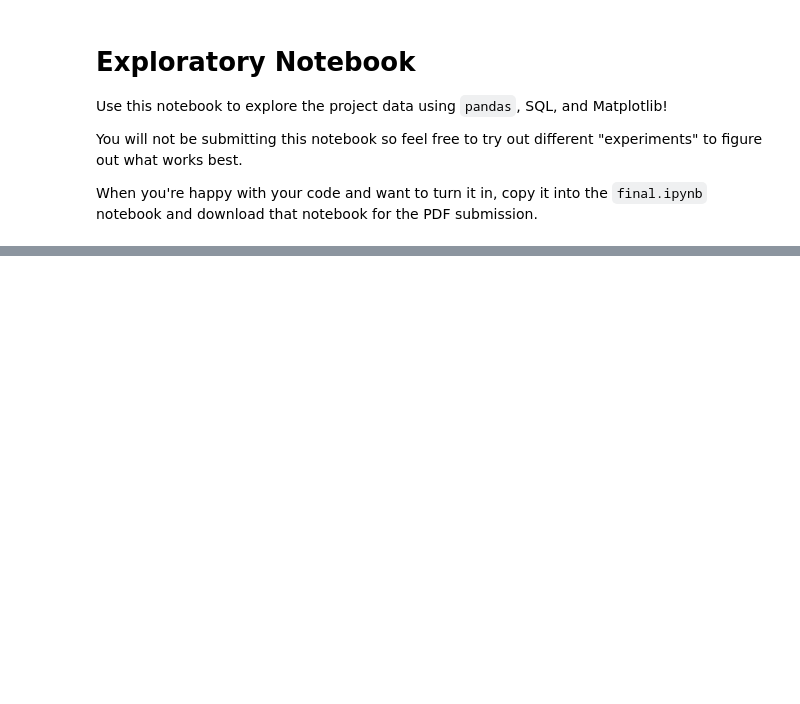
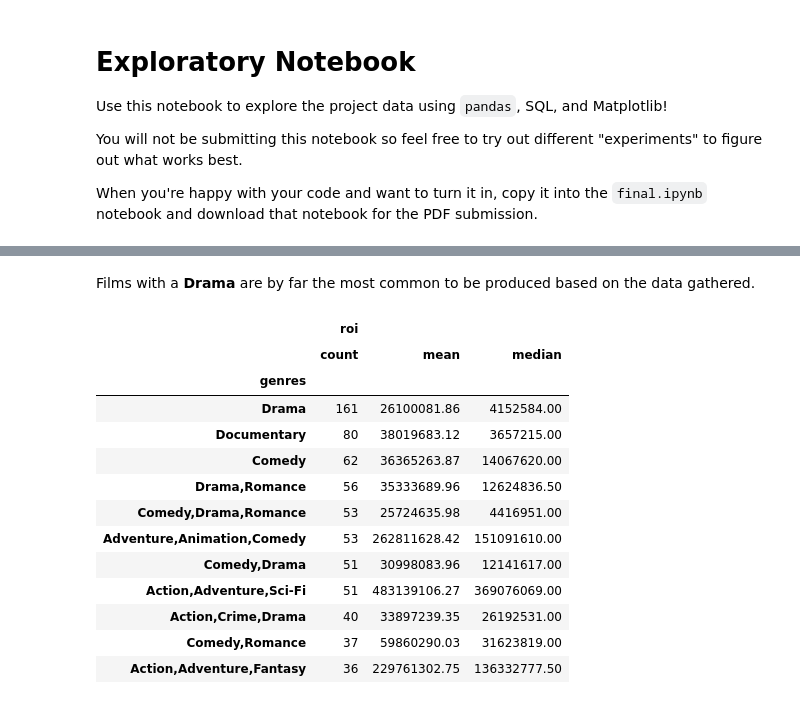
Before and after one commit to Phillip-J-Allen/phase2-project-enterprise, a Jupyter notebook: exploratory.ipynb, the cells around one changed output, grey strips where cells are left out. Cells and saved outputs as stored; diff of their text form; code cells hidden in the pictures; blank space fills up the shorter version.

```diff
--- a/exploratory.ipynb
+++ b/exploratory.ipynb
@@ -41,0 +358,23 @@ At the end, it is always a best practice to close the connection to the database
+# %%
+# Creates the dataset grouped by genres and displays their average ROI for the total films they've produced
+profit_genre_avg = movie_data[['genres','roi']].groupby(['genres']).agg(['count','mean', 'median'])
+# %% [markdown]
+Films with a **Drama** are by far the most common to be produced based on the data gathered.
+# %%
+# Most popular genres
+profit_genre_avg.sort_values(by=('roi','count'), ascending=False).head(11)
+# %% [output]
+|  | roi |  |  |
+|  | count | mean | median |
+| genres |  |  |  |
+| Drama | 161 | 26100081.86 | 4152584.00 |
+| Documentary | 80 | 38019683.12 | 3657215.00 |
+| Comedy | 62 | 36365263.87 | 14067620.00 |
+| Drama,Romance | 56 | 35333689.96 | 12624836.50 |
+| Comedy,Drama,Romance | 53 | 25724635.98 | 4416951.00 |
+| Adventure,Animation,Comedy | 53 | 262811628.42 | 151091610.00 |
+| Comedy,Drama | 51 | 30998083.96 | 12141617.00 |
+| Action,Adventure,Sci-Fi | 51 | 483139106.27 | 369076069.00 |
+| Action,Crime,Drama | 40 | 33897239.35 | 26192531.00 |
+| Comedy,Romance | 37 | 59860290.03 | 31623819.00 |
+| Action,Adventure,Fantasy | 36 | 229761302.75 | 136332777.50 |
```
Also changed, not shown: parts of 60 cells of this notebook, 3 other files.
